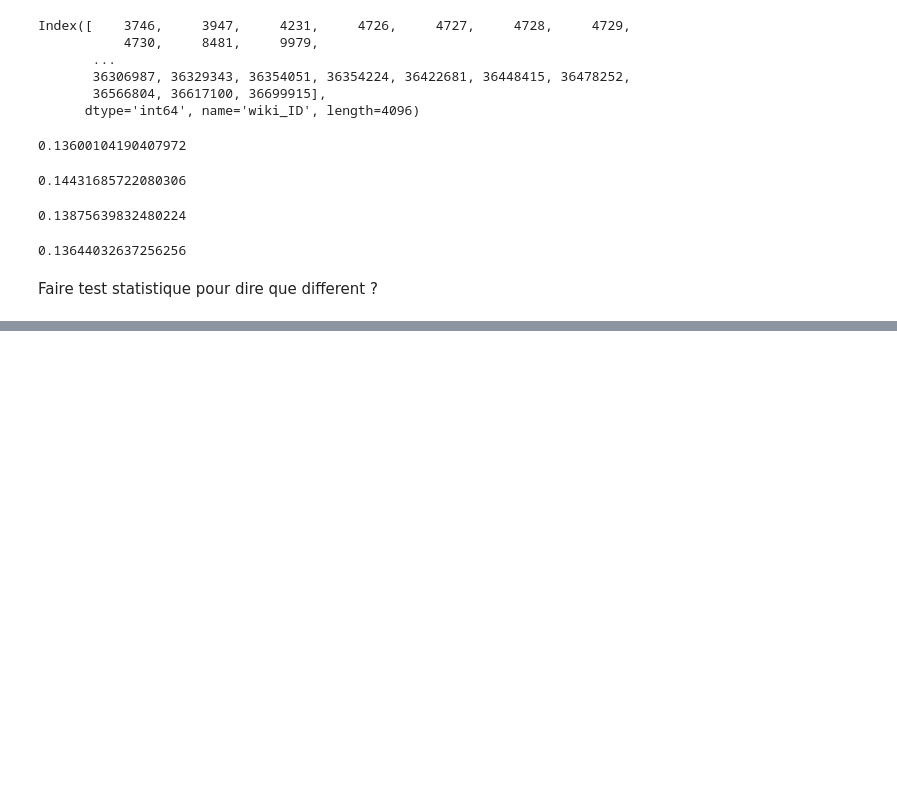
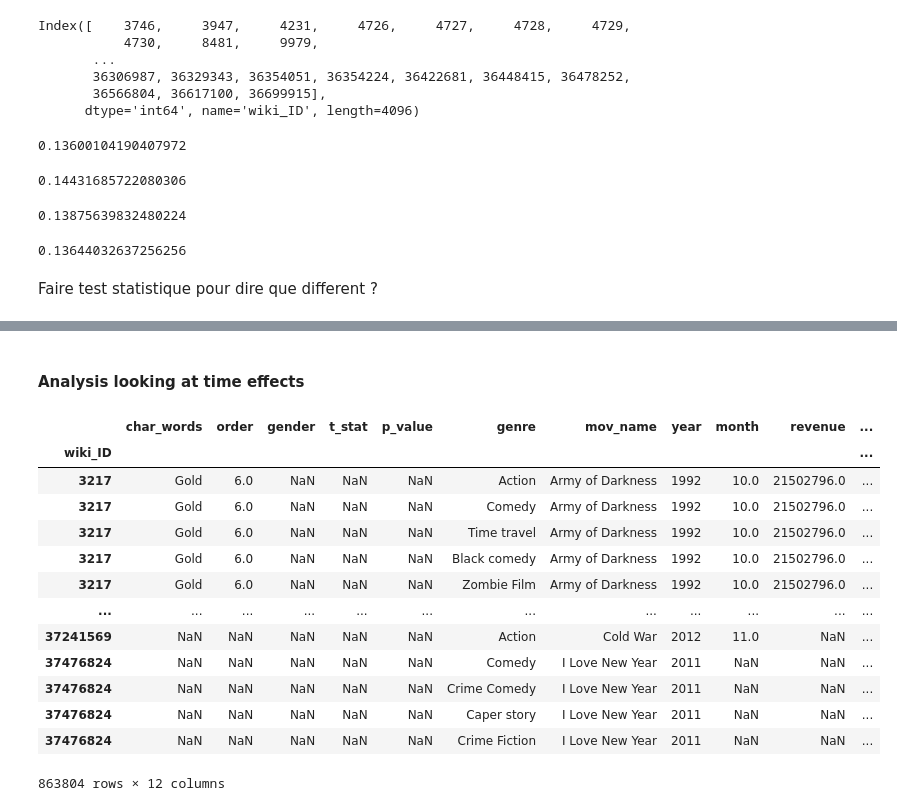
Before and after one commit to epfl-ada/ada-2023-project-abadakor, a Jupyter notebook: parallel_questions.ipynb, the cells around one changed output, grey strips where cells are left out. Cells and saved outputs as stored; diff of their text form; code cells hidden in the pictures; blank space fills up the shorter version.

```diff
--- a/parallel_questions.ipynb
+++ b/parallel_questions.ipynb
@@ -165,0 +275,22 @@ Faire test statistique pour dire que different ?
+# %% [markdown]
+#### Analysis looking at time effects
+# %%
+# Need to merge datasets containing "p_value" (name_by_movie_df), "movie_genre" (movie_genres_df), "release_date" (movie_df)
+# => aggregate "name_by_movie_aggregate_df" with "movie_genres_df"
+movie_genre_aggregate_with_years_df = movie_genre_aggregate_df.merge(movie_df, how='left', left_on='wiki_ID', right_on='wiki_ID')
+display(movie_genre_aggregate_with_years_df)
+# %% [output]
+|  | char_words | order | gender | t_stat | p_value | genre | mov_name | year | month | revenue | ... |
+| wiki_ID |  |  |  |  |  |  |  |  |  |  | ... |
+| 3217 | Gold | 6.0 | NaN | NaN | NaN | Action | Army of Darkness | 1992 | 10.0 | 21502796.0 | ... |
+| 3217 | Gold | 6.0 | NaN | NaN | NaN | Comedy | Army of Darkness | 1992 | 10.0 | 21502796.0 | ... |
+| 3217 | Gold | 6.0 | NaN | NaN | NaN | Time travel | Army of Darkness | 1992 | 10.0 | 21502796.0 | ... |
+| 3217 | Gold | 6.0 | NaN | NaN | NaN | Black comedy | Army of Darkness | 1992 | 10.0 | 21502796.0 | ... |
+| 3217 | Gold | 6.0 | NaN | NaN | NaN | Zombie Film | Army of Darkness | 1992 | 10.0 | 21502796.0 | ... |
+| ... | ... | ... | ... | ... | ... | ... | ... | ... | ... | ... | ... |
+| 37241569 | NaN | NaN | NaN | NaN | NaN | Action | Cold War | 2012 | 11.0 | NaN | ... |
+| 37476824 | NaN | NaN | NaN | NaN | NaN | Comedy | I Love New Year | 2011 | NaN | NaN | ... |
+| 37476824 | NaN | NaN | NaN | NaN | NaN | Crime Comedy | I Love New Year | 2011 | NaN | NaN | ... |
+| 37476824 | NaN | NaN | NaN | NaN | NaN | Caper story | I Love New Year | 2011 | NaN | NaN | ... |
+| 37476824 | NaN | NaN | NaN | NaN | NaN | Crime Fiction | I Love New Year | 2011 | NaN | NaN | ... |
+863804 rows × 12 columns
```
Also changed, not shown: parts of 22 cells of this notebook.
